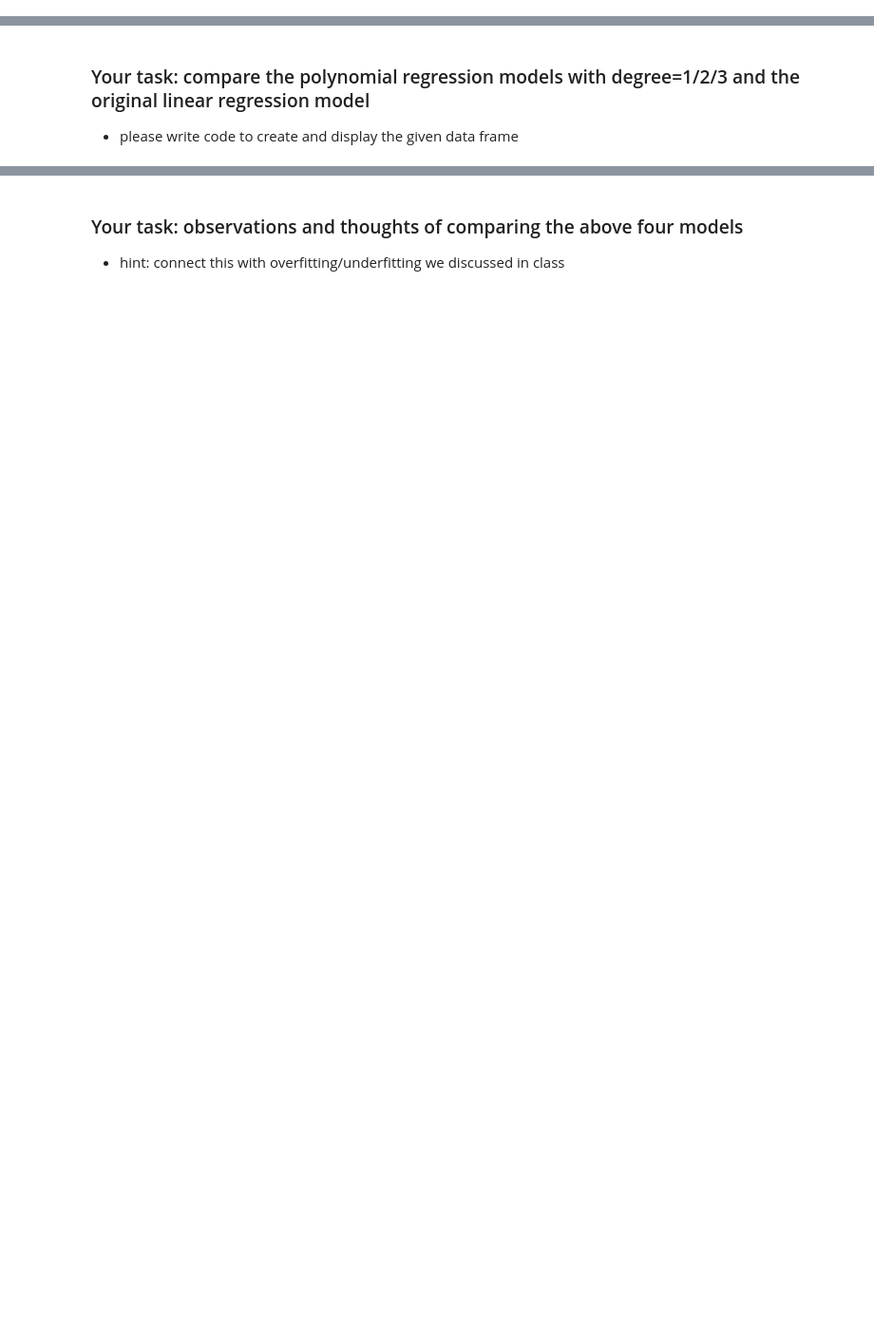
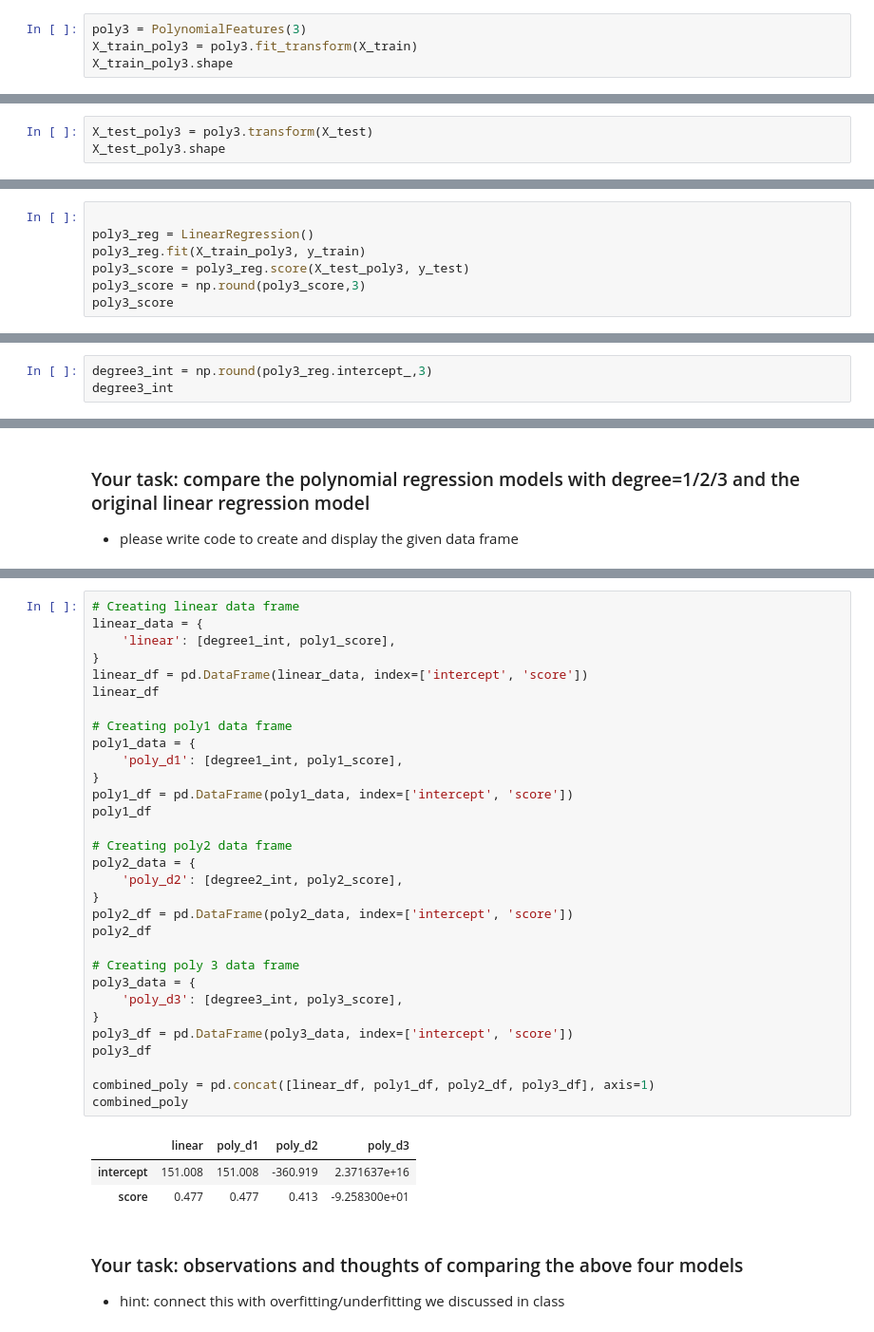
Before and after one commit to fgao38/MACSS-30100, a Jupyter notebook: Class Materias/M2.2_Linear_inclass-1.ipynb, the cells around one changed output, grey strips where cells are left out. Shown: that part at 95% size. Saved outputs shown, nothing was run; the diff lists cells and outputs as text; blank space fills up the shorter version.

```diff
--- a/Class Materias/M2.2_Linear_inclass-1.ipynb
+++ b/Class Materias/M2.2_Linear_inclass-1.ipynb
@@ -228,0 +375,4 @@ np.round(poly2_score,3)
+# %%
+poly3 = PolynomialFeatures(3)
+X_train_poly3 = poly3.fit_transform(X_train)
+X_train_poly3.shape
@@ -228,0 +383,3 @@ np.round(poly2_score,3)
+# %%
+X_test_poly3 = poly3.transform(X_test)
+X_test_poly3.shape
@@ -228,0 +390,7 @@ np.round(poly2_score,3)
+# %%
+
+poly3_reg = LinearRegression()
+poly3_reg.fit(X_train_poly3, y_train)
+poly3_score = poly3_reg.score(X_test_poly3, y_test)
+poly3_score = np.round(poly3_score,3)
+poly3_score
@@ -228,0 +401,3 @@ np.round(poly2_score,3)
+# %%
+degree3_int = np.round(poly3_reg.intercept_,3)
+degree3_int
@@ -237,3 +409,38 @@ np.round(poly2_score,3)
+# %%
+# Creating linear data frame
+linear_data = {
+    'linear': [degree1_int, poly1_score],
+}
+linear_df = pd.DataFrame(linear_data, index=['intercept', 'score'])
+linear_df
+
+# Creating poly1 data frame
+poly1_data = {
+    'poly_d1': [degree1_int, poly1_score],
+}
+poly1_df = pd.DataFrame(poly1_data, index=['intercept', 'score'])
+poly1_df
+
+# Creating poly2 data frame
+poly2_data = {
+    'poly_d2': [degree2_int, poly2_score],
+}
+poly2_df = pd.DataFrame(poly2_data, index=['intercept', 'score'])
+poly2_df
+
+# Creating poly 3 data frame
+poly3_data = {
+    'poly_d3': [degree3_int, poly3_score],
+}
+poly3_df = pd.DataFrame(poly3_data, index=['intercept', 'score'])
+poly3_df
+
+combined_poly = pd.concat([linear_df, poly1_df, poly2_df, poly3_df], axis=1)
+combined_poly
+# %% [output]
+|  | linear | poly_d1 | poly_d2 | poly_d3 |
+| intercept | 151.008 | 151.008 | -360.919 | 2.371637e+16 |
+| score | 0.477 | 0.477 | 0.413 | -9.258300e+01 |
 # %% [markdown]
 ### Your task: observations and thoughts of comparing the above four models
 - hint: connect this with overfitting/underfitting we discussed in class
```
Also changed, not shown: parts of 56 cells of this notebook.
